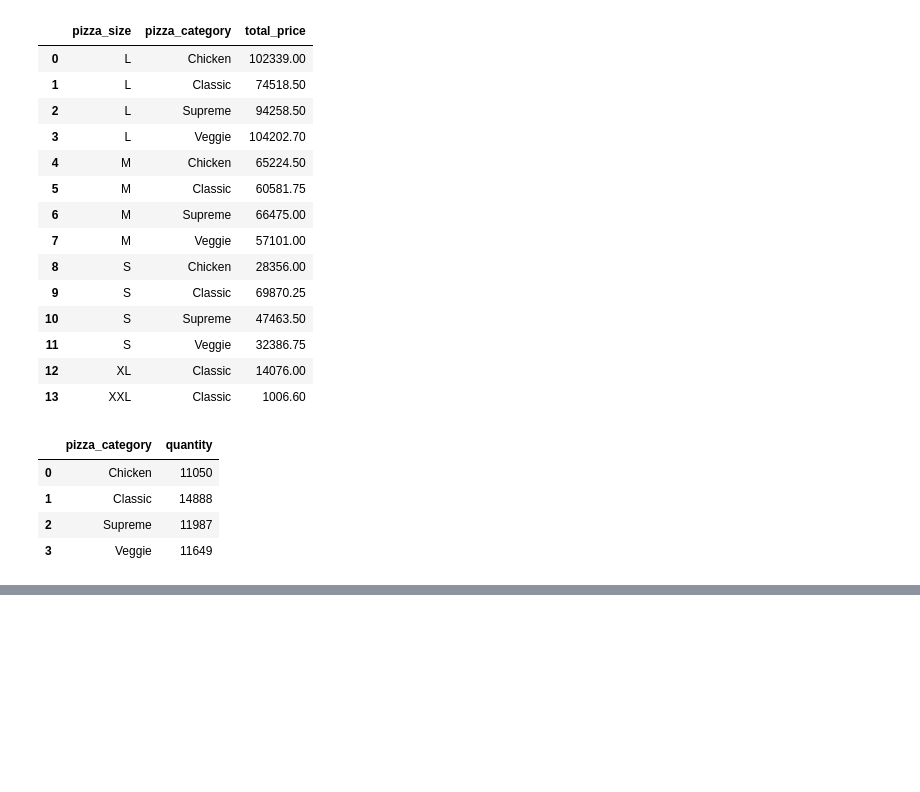
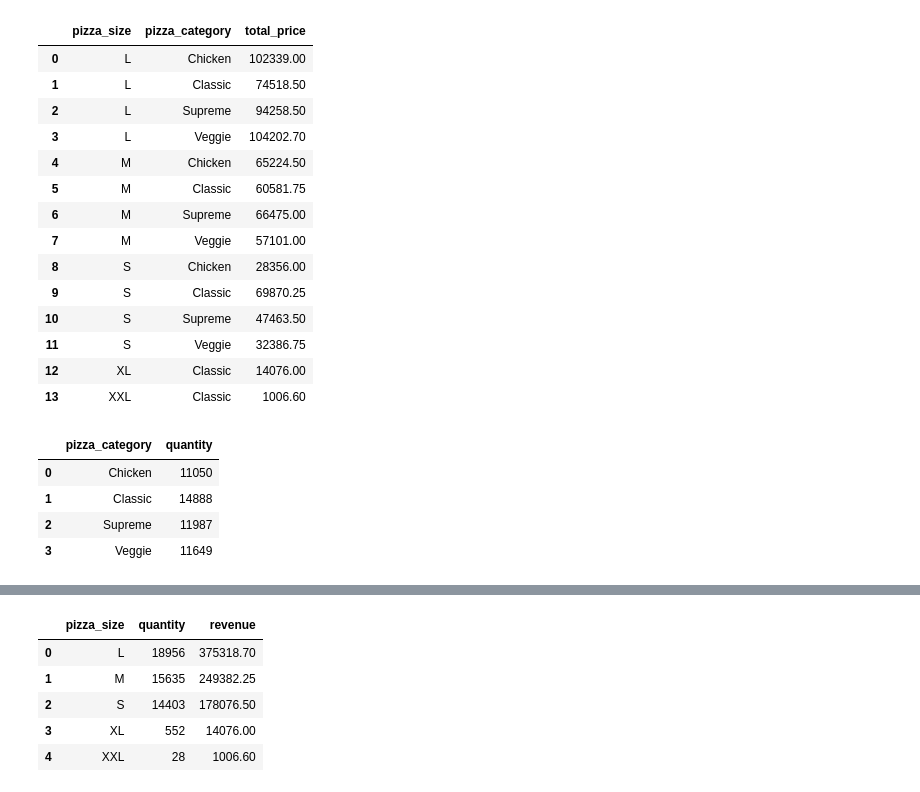
Before and after one commit to pinkimahato9814-afk/Pizza_sales_analysis, a Jupyter notebook: pizza_sales_analysis.ipynb, the cells around one changed output, grey strips where cells are left out. Cells and saved outputs as stored; diff of their text form; code cells hidden in the pictures; blank space fills up the shorter version.

```diff
--- a/pizza_sales_analysis.ipynb
+++ b/pizza_sales_analysis.ipynb
@@ -279,0 +317,3 @@ top_best= pd.groupby('pizza_name').agg(total_sales ='sum')
+# %%
+df['revenue']= df['quantity']*df['unit_price']
+df['revenue']
@@ -279,0 +333,18 @@ top_best= pd.groupby('pizza_name').agg(total_sales ='sum')
+# %%
+
+# Highlights demand distribution by size and assist inventory planning.
+# Large (L) pizzas contribute the highest revenue.
+
+result = df.groupby('pizza_size').agg({
+
+    'quantity': 'sum',
+    'revenue': 'sum'
+}).reset_index()
+result
+# %% [output]
+|  | pizza_size | quantity | revenue |
+| 0 | L | 18956 | 375318.70 |
+| 1 | M | 15635 | 249382.25 |
+| 2 | S | 14403 | 178076.50 |
+| 3 | XL | 552 | 14076.00 |
+| 4 | XXL | 28 | 1006.60 |
```
Also changed, not shown: parts of 15 cells of this notebook.
